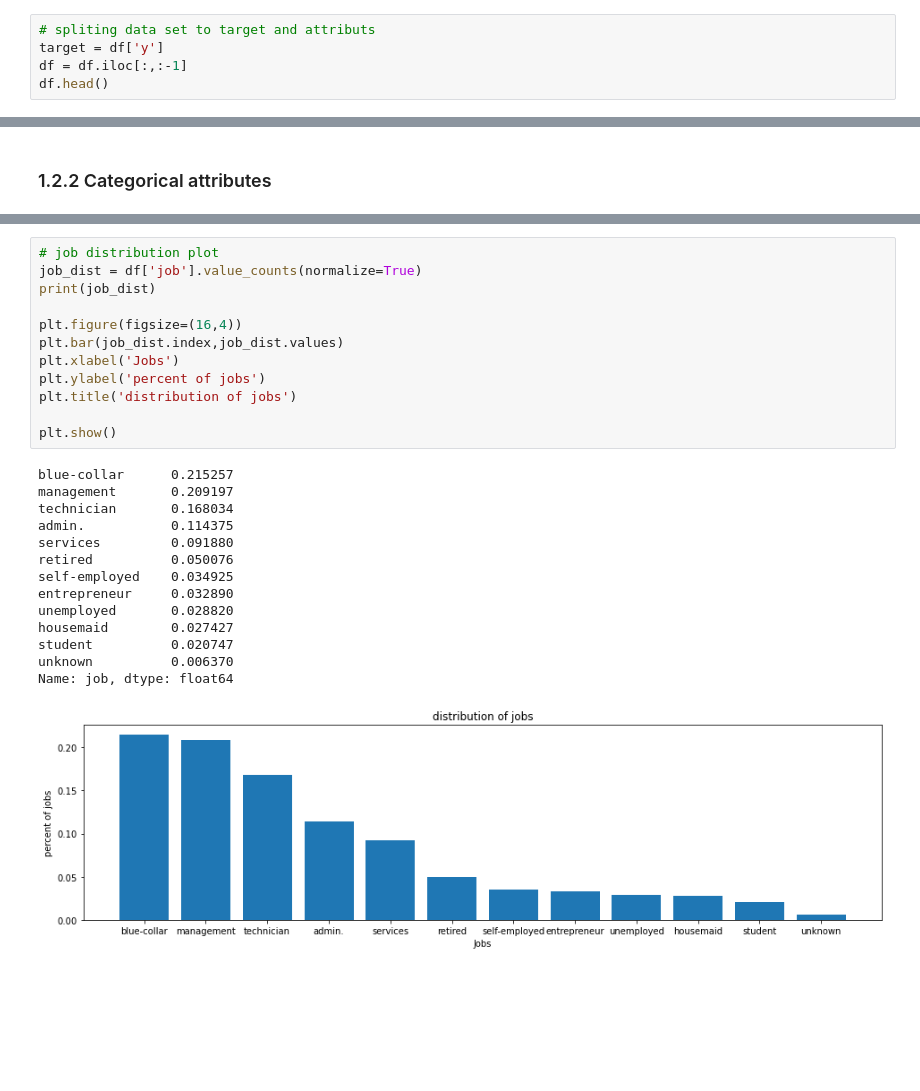
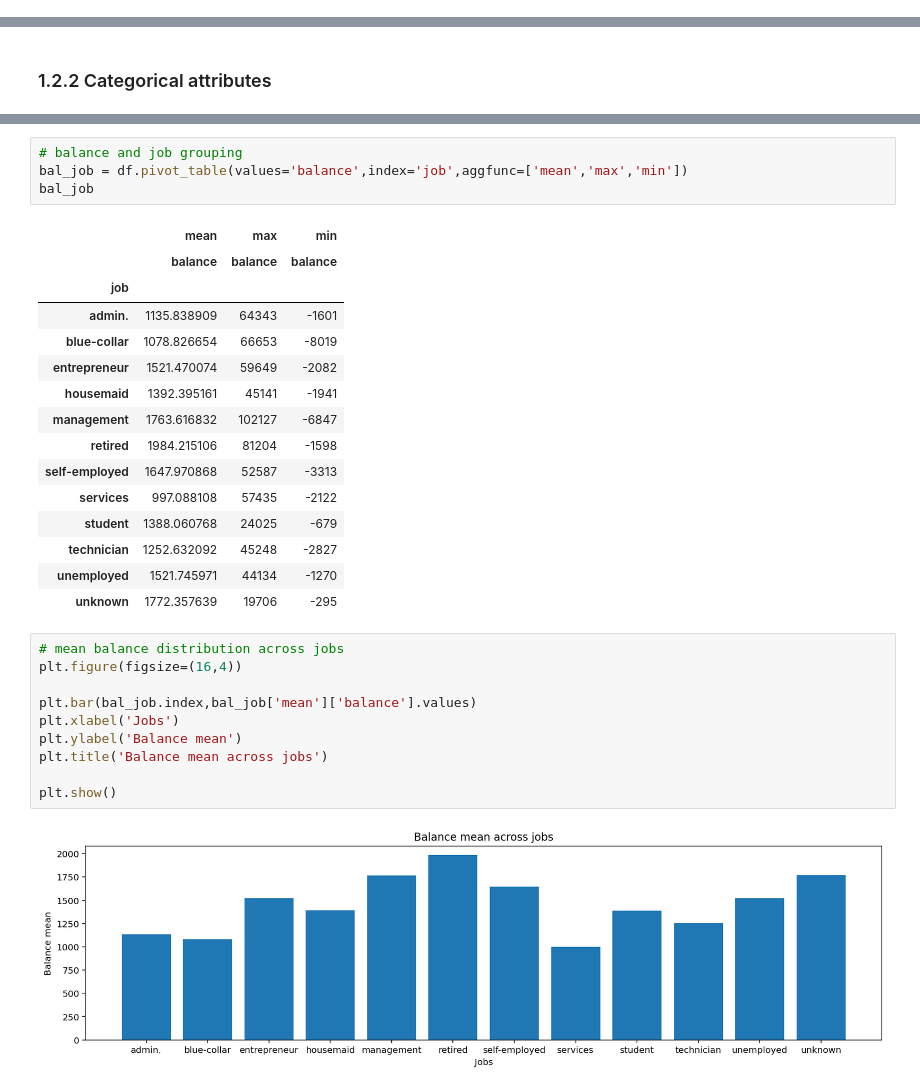
Before and after one commit to Ishaq5/bank-marketing, a Jupyter notebook: Bank Marketing Campaign.ipynb, the cells around one changed output, grey strips where cells are left out. Cells and saved outputs as stored; diff of their text form; blank space fills up the shorter version.

```diff
--- a/Bank Marketing Campaign.ipynb
+++ b/Bank Marketing Campaign.ipynb
@@ -36,8 +36,3 @@ df.head()
 | 2 | 33 | entrepreneur | married | secondary | no | 2 | yes | yes | unknown | 5 | may | ... |
 | 3 | 47 | blue-collar | married | unknown | no | 1506 | yes | no | unknown | 5 | may | ... |
 | 4 | 33 | unknown | single | unknown | no | 1 | no | no | unknown | 5 | may | ... |
-# %%
-# spliting data set to target and attributs
-target = df['y']
-df = df.iloc[:,:-1]
-df.head()
@@ -297,27 +389,32 @@ df.head()
+# %%
+# balance and job grouping
+bal_job = df.pivot_table(values='balance',index='job',aggfunc=['mean','max','min'])
+bal_job
+# %% [output]
+|  | mean | max | min |
+|  | balance | balance | balance |
+| job |  |  |  |
+| admin. | 1135.838909 | 64343 | -1601 |
+| blue-collar | 1078.826654 | 66653 | -8019 |
+| entrepreneur | 1521.470074 | 59649 | -2082 |
+| housemaid | 1392.395161 | 45141 | -1941 |
+| management | 1763.616832 | 102127 | -6847 |
+| retired | 1984.215106 | 81204 | -1598 |
+| self-employed | 1647.970868 | 52587 | -3313 |
+| services | 997.088108 | 57435 | -2122 |
+| student | 1388.060768 | 24025 | -679 |
+| technician | 1252.632092 | 45248 | -2827 |
+| unemployed | 1521.745971 | 44134 | -1270 |
+| unknown | 1772.357639 | 19706 | -295 |
 # %%
-# job distribution plot
-job_dist = df['job'].value_counts(normalize=True)
-print(job_dist)
+# mean balance distribution across jobs
+plt.figure(figsize=(16,4))
 
-plt.figure(figsize=(16,4))
-plt.bar(job_dist.index,job_dist.values)
+plt.bar(bal_job.index,bal_job['mean']['balance'].values)
 plt.xlabel('Jobs')
-plt.ylabel('percent of jobs')
-plt.title('distribution of jobs')
+plt.ylabel('Balance mean')
+plt.title('Balance mean across jobs')
 
 plt.show()
 # %% [output]
-blue-collar      0.215257
-management       0.209197
-technician       0.168034
-admin.           0.114375
-services         0.091880
-retired          0.050076
-self-employed    0.034925
-entrepreneur     0.032890
-unemployed       0.028820
-housemaid        0.027427
-student          0.020747
-unknown          0.006370
-Name: job, dtype: float64
-[figure, old version]
+[figure, new version]
```
Also changed, not shown: parts of 60 cells of this notebook.
